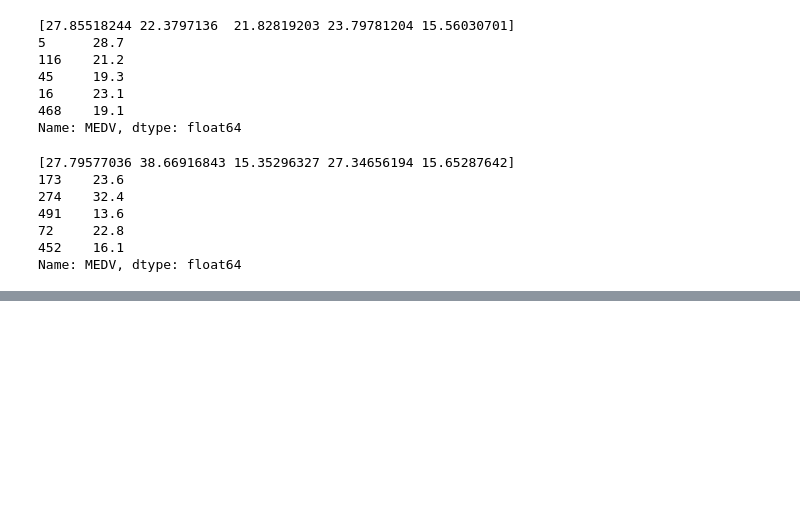
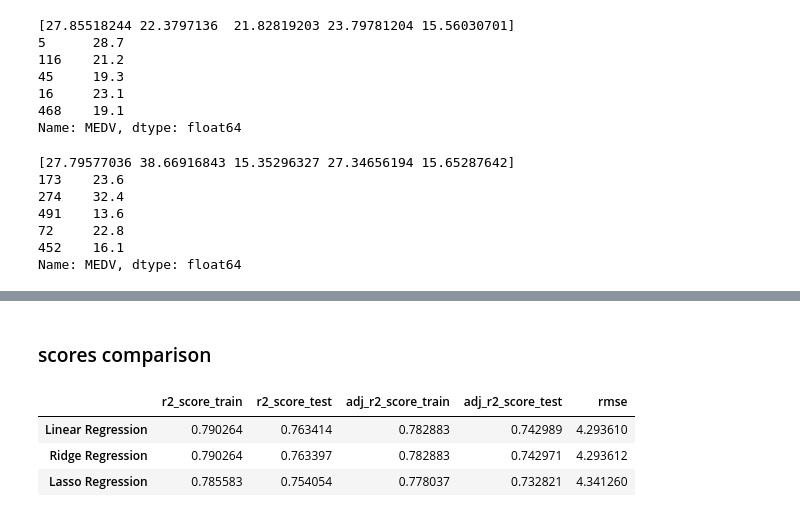
Before and after one commit to AnubhavShekhar/Cloudcredits, a Jupyter notebook: Boston Housing/Boston_Housing.ipynb, the cells around one changed output, grey strips where cells are left out. Saved outputs shown, nothing was run; the diff lists cells and outputs as text; code cells hidden in the pictures; blank space fills up the shorter version.

Commit message:
added score comparison

```diff
--- a/Boston Housing/Boston_Housing.ipynb
+++ b/Boston Housing/Boston_Housing.ipynb
@@ -550,0 +540,4 @@ print(ridge_rmse)
+# %%
+lasso_predictions = lasso_reg.predict(X_train)
+print(lasso_predictions[:5])
+print(y_train[:5])
@@ -550,0 +564,21 @@ print(ridge_rmse)
+# %%
+r2_score_lasso_train = lasso_reg.score(X_train, y_train)
+r2_score_lasso_test = lasso_reg.score(X_test, y_test)
+# %%
+adj_r2_score_lasso_train = adj_r2(X_train, y_train, lasso_reg)
+adj_r2_score_lasso_test = adj_r2(X_test, y_test, lasso_reg)
+# %%
+lasso_rmse = root_mean_squared_error(y_train, lasso_predictions)
+# %% [markdown]
+### scores comparison
+# %%
+pd.DataFrame({'r2_score_train': [r2_score_lr_train, r2_score_ridge_train, r2_score_lasso_train],
+              'r2_score_test': [r2_score_lr_test, r2_score_ridge_test, r2_score_lasso_test],
+              'adj_r2_score_train': [adj_r2_score_lr_train, adj_r2_score_ridge_train, adj_r2_score_lasso_train],
+              'adj_r2_score_test': [adj_r2_score_lr_test, adj_r2_score_ridge_test, adj_r2_score_lasso_test],
+              'rmse': [lin_rmse, ridge_rmse, lasso_rmse]}, index=["Linear Regression", "Ridge Regression", "Lasso Regression"])
+# %% [output]
+|  | r2_score_train | r2_score_test | adj_r2_score_train | adj_r2_score_test | rmse |
+| Linear Regression | 0.790264 | 0.763414 | 0.782883 | 0.742989 | 4.293610 |
+| Ridge Regression | 0.790264 | 0.763397 | 0.782883 | 0.742971 | 4.293612 |
+| Lasso Regression | 0.785583 | 0.754054 | 0.778037 | 0.732821 | 4.341260 |
```
Also changed, not shown: parts of 12 cells of this notebook.
